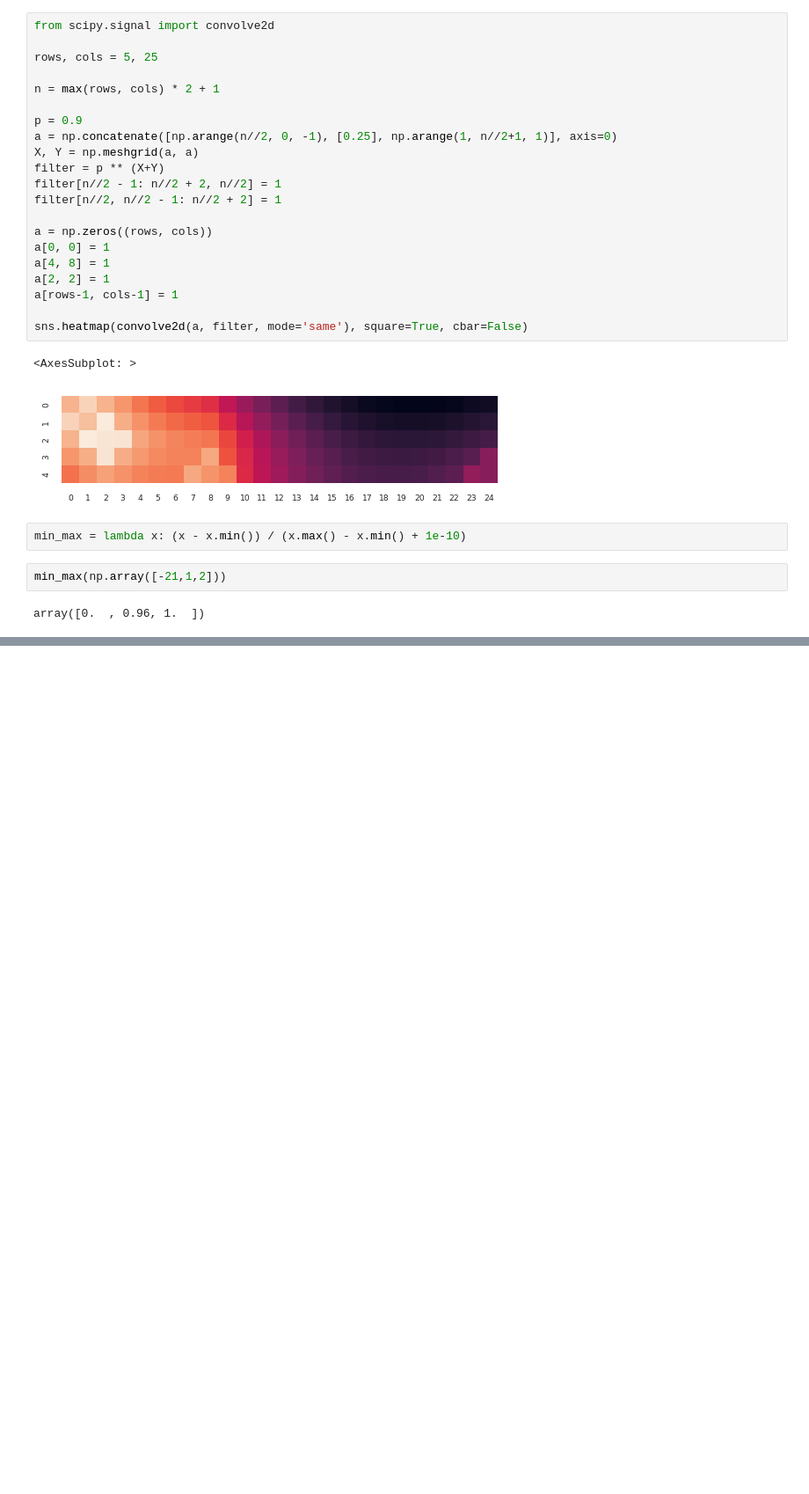
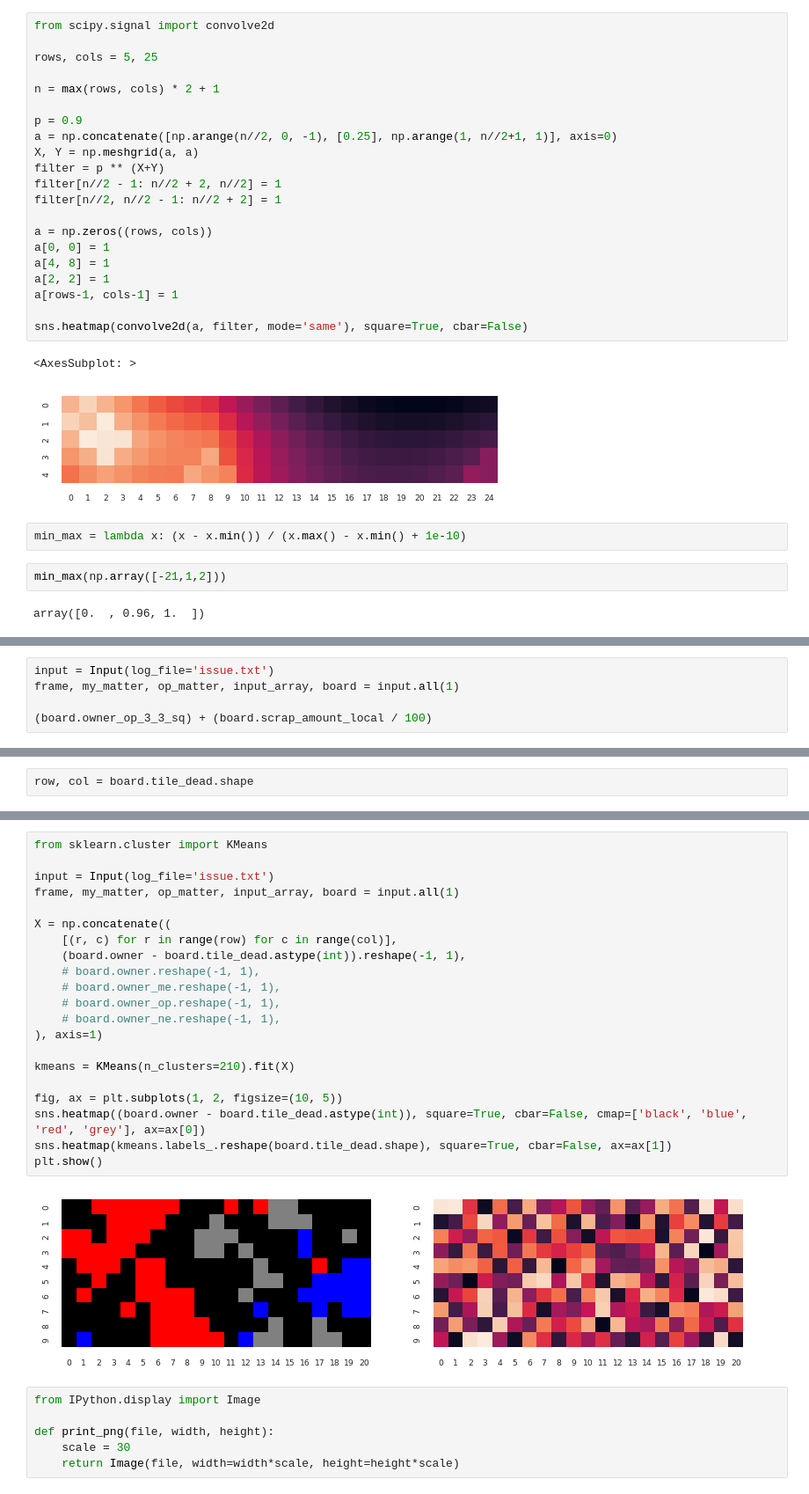
Before and after one commit to justin4480/challenge22, a Jupyter notebook: visulise.ipynb, the cells around one changed output, grey strips where cells are left out. Shown at 88% size. Cells and saved outputs as stored; diff of their text form; blank space fills up the shorter version.

```diff
--- a/visulise.ipynb
+++ b/visulise.ipynb
@@ -461,0 +519,5 @@ ifzer
+# %%
+input = Input(log_file='issue.txt')
+frame, my_matter, op_matter, input_array, board = input.all(1)
+
+(board.owner_op_3_3_sq) + (board.scrap_amount_local / 100)
@@ -461,0 +535,2 @@ ifzer
+# %%
+row, col = board.tile_dead.shape
@@ -461,0 +573,29 @@ ifzer
+# %%
+from sklearn.cluster import KMeans
+
+input = Input(log_file='issue.txt')
+frame, my_matter, op_matter, input_array, board = input.all(1)
+
+X = np.concatenate((
+    [(r, c) for r in range(row) for c in range(col)],
+    (board.owner - board.tile_dead.astype(int)).reshape(-1, 1),
+    # board.owner.reshape(-1, 1),
+    # board.owner_me.reshape(-1, 1),
+    # board.owner_op.reshape(-1, 1),
+    # board.owner_ne.reshape(-1, 1),
+), axis=1)
+
+kmeans = KMeans(n_clusters=210).fit(X)
+
+fig, ax = plt.subplots(1, 2, figsize=(10, 5))
+sns.heatmap((board.owner - board.tile_dead.astype(int)), square=True, cbar=False, cmap=['black', 'blue', 'red', 'grey'], ax=ax[0])
+sns.heatmap(kmeans.labels_.reshape(board.tile_dead.shape), square=True, cbar=False, ax=ax[1])
+plt.show()
+# %% [output]
+[figure, added]
+# %%
+from IPython.display import Image
+
+def print_png(file, width, height):
+    scale = 30
+    return Image(file, width=width*scale, height=height*scale)
```
Also changed, not shown: parts of 13 cells of this notebook, 18 other files.
